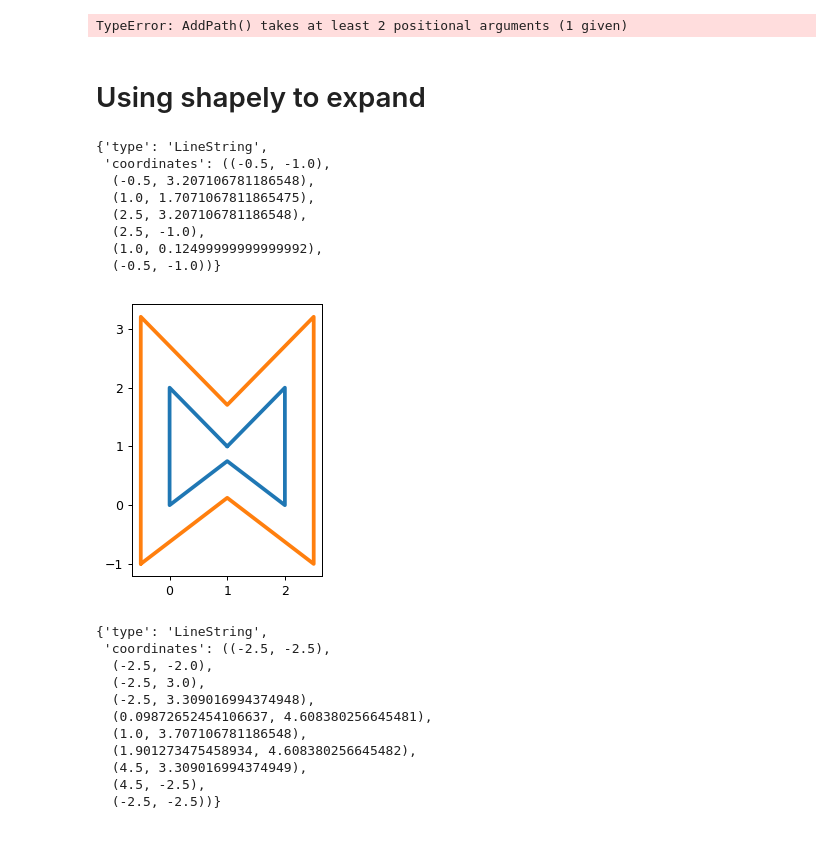
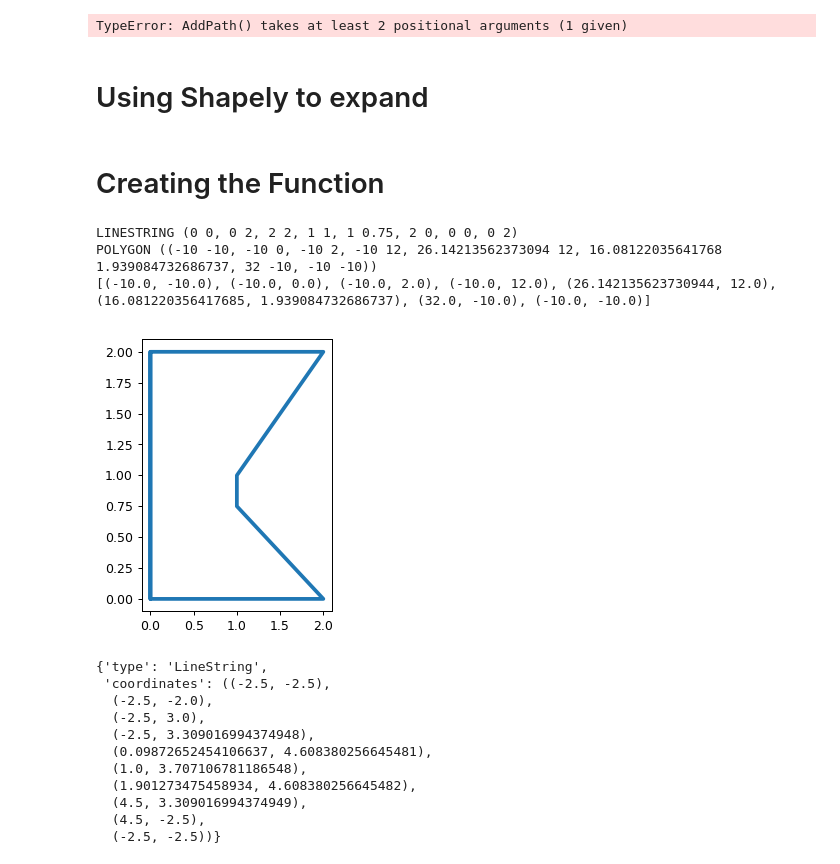
Before and after one commit to zudevon/Player_predictions, a Jupyter notebook: playground_zones_denver.ipynb, the cells around one changed output. Saved outputs shown, nothing was run; the diff lists cells and outputs as text; code cells hidden in the pictures.

```diff
--- a/playground_zones_denver.ipynb
+++ b/playground_zones_denver.ipynb
@@ -92,4 +92,6 @@ print(solution)
 # %% [output]
 TypeError: AddPath() takes at least 2 positional arguments (1 given)
 # %% [markdown]
-# Using shapely to expand
+# Using Shapely to expand
+# %% [markdown]
+# Creating the Function
@@ -96,42 +136,42 @@ TypeError: AddPath() takes at least 2 positional arguments (1 given)
 # %%
 from matplotlib import pyplot
-from shapely.geometry import LineString, LinearRing, mapping
+from shapely.geometry import LineString, LinearRing, Polygon, mapping
 from descartes import PolygonPatch
 
 def plot_coords(ax, x, y, color='#999999', zorder=1):
     ax.plot(x, y, 'o', color=color, zorder=zorder)
 
 def plot_line(ax, ob,):
     parts = hasattr(ob, 'geoms') and ob or [ob]
     for part in parts:
         x, y = part.xy
         ax.plot(x, y, linewidth=3, solid_capstyle='round', zorder=1)
 
 def set_limits(ax, x_range, y_range):
     ax.set_xlim(*x_range)
     ax.set_ylim(*y_range)
     ax.set_aspect(1)
 
+
+coords = ([(1,1),(2,2),(1,0.75),(0,0),(0,2),(2,0)])
+coords = clockwise(coords)
 fig = pyplot.figure(1, dpi=90)
 ax = fig.add_subplot(122)
-obj = LinearRing([(1,1),(2,2),(2,0),(1,0.75),(0,0),(0,2),(1,1)])
+obj = LineString(coords)
 
 plot_line(ax, obj)
 
-offset = obj.parallel_offset(0.5, 'left', join_style=2, mitre_limit=10.0)
-plot_line(ax, offset)
+offset = obj.parallel_offset(10.0, 'left', join_style=2, mitre_limit=10.0)
+t = Polygon(offset)
+print(obj)
+print(t)
 
-mapping(offset)
+expand = list(t.exterior.coords)
 # %% [output]
-{'type': 'LineString',
- 'coordinates': ((-0.5, -1.0),
-  (-0.5, 3.207106781186548),
-  (1.0, 1.7071067811865475),
-  (2.5, 3.207106781186548),
-  (2.5, -1.0),
-  (1.0, 0.12499999999999992),
-  (-0.5, -1.0))}
+LINESTRING (0 0, 0 2, 2 2, 1 1, 1 0.75, 2 0, 0 0, 0 2)
+POLYGON ((-10 -10, -10 0, -10 2, -10 12, 26.14213562373094 12, 16.08122035641768 1.939084732686737, 32 -10, -10 -10))
+[(-10.0, -10.0), (-10.0, 0.0), (-10.0, 2.0), (-10.0, 12.0), (26.142135623730944, 12.0), (16.081220356417685, 1.939084732686737), (32.0, -10.0), (-10.0, -10.0)]
-[figure, old version]
+[figure, new version]
 # %%
 fig = pyplot.figure(1, dpi=90)
 ax = fig.add_subplot(122)
```
Also changed, not shown: parts of 8 cells of this notebook.
